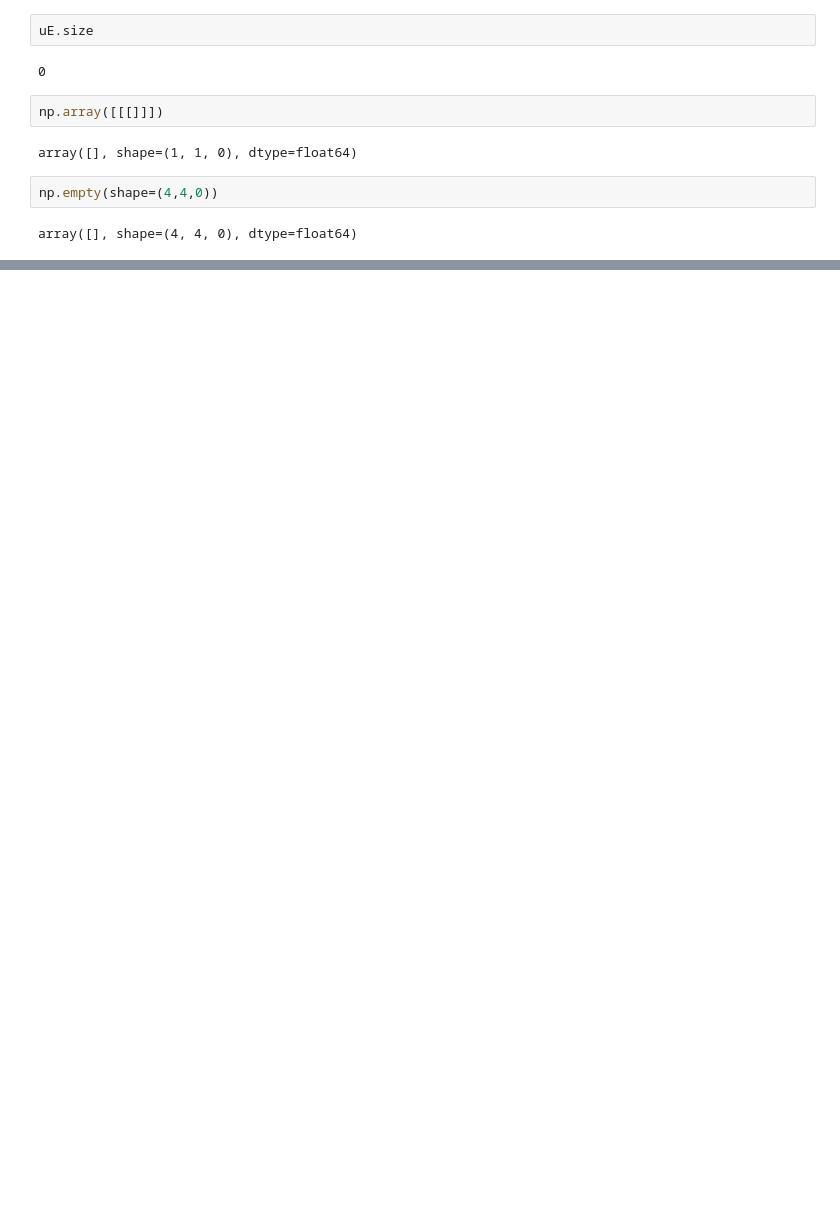
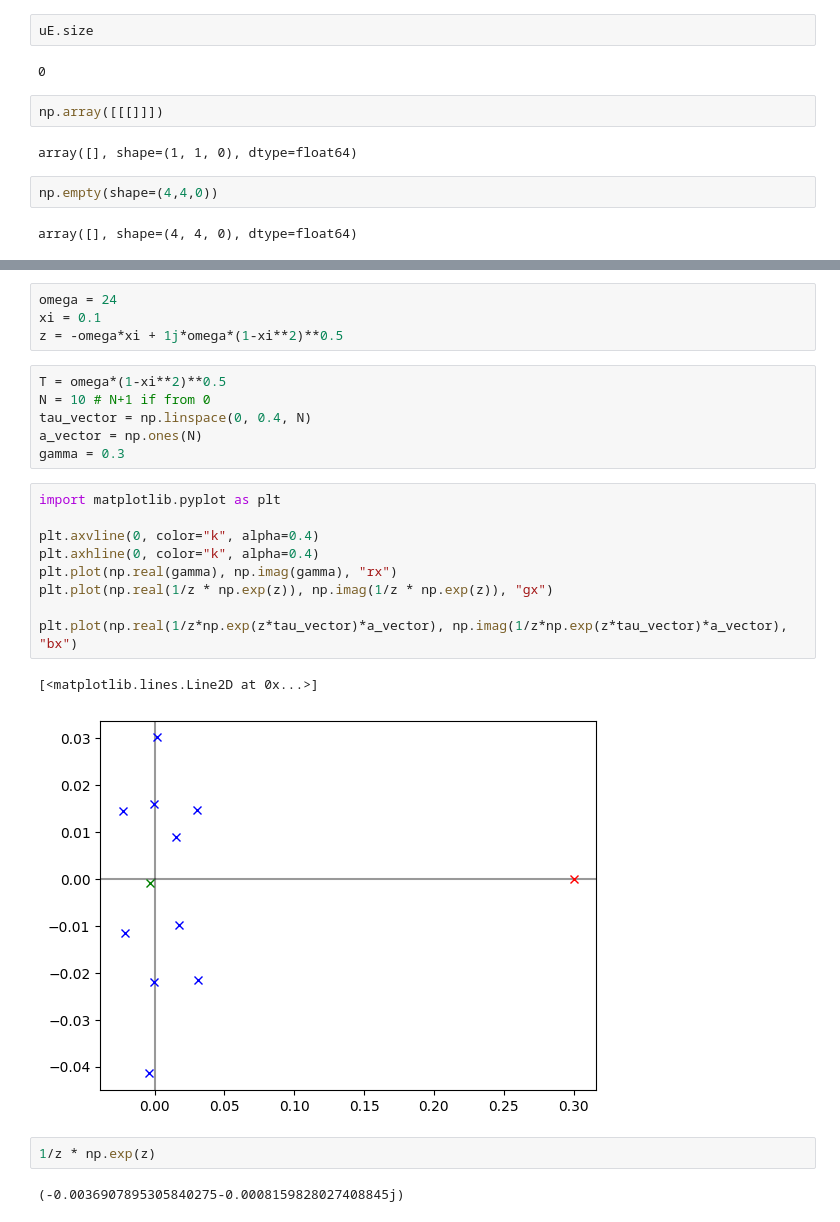
Before and after one commit to LockeErasmus/tdcpy, a Jupyter notebook: examples/operations.ipynb, the cells around one changed output, grey strips where cells are left out. Saved outputs shown, nothing was run; the diff lists cells and outputs as text; blank space fills up the shorter version.

```diff
--- a/examples/operations.ipynb
+++ b/examples/operations.ipynb
@@ -280,0 +283,26 @@ np.empty_like()
+# %%
+omega = 24
+xi = 0.1
+z = -omega*xi + 1j*omega*(1-xi**2)**0.5
+# %%
+T = omega*(1-xi**2)**0.5
+N = 10 # N+1 if from 0
+tau_vector = np.linspace(0, 0.4, N)
+a_vector = np.ones(N)
+gamma = 0.3
+# %%
+import matplotlib.pyplot as plt
+
+plt.axvline(0, color="k", alpha=0.4)
+plt.axhline(0, color="k", alpha=0.4)
+plt.plot(np.real(gamma), np.imag(gamma), "rx")
+plt.plot(np.real(1/z * np.exp(z)), np.imag(1/z * np.exp(z)), "gx")
+
+plt.plot(np.real(1/z*np.exp(z*tau_vector)*a_vector), np.imag(1/z*np.exp(z*tau_vector)*a_vector), "bx")
+# %% [output]
+[<matplotlib.lines.Line2D at 0x...>]
+[figure, added]
+# %%
+1/z * np.exp(z)
+# %% [output]
+(-0.0036907895305840275-0.0008159828027408845j)
```
Also changed, not shown: parts of 3 cells of this notebook, 3 other files.
